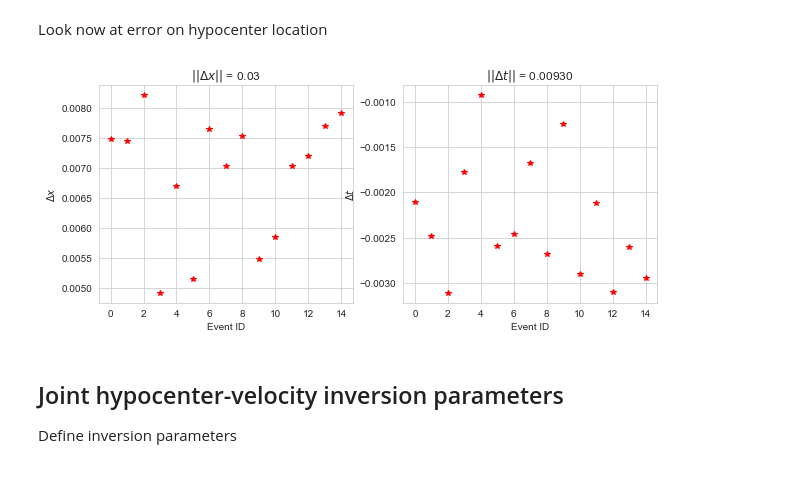
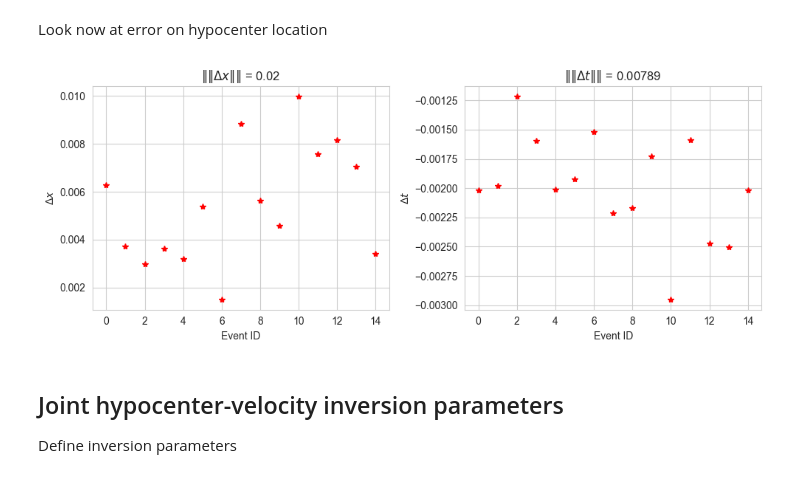
Before and after one commit to groupeLIAMG/hypopy, a Jupyter notebook: hypopy-tutorial.ipynb, the cells around one changed output. Saved outputs shown, nothing was run; the diff lists cells and outputs as text; code cells hidden in the pictures.

```diff
--- a/hypopy-tutorial.ipynb
+++ b/hypopy-tutorial.ipynb
@@ -62,8 +61,8 @@ rcv = np.array([[0.112, 0.115, 0.013],
                 [0.155, 0.192, 0.009],
                 [0.198, 0.198, 0.010],
                 [0.198, 0.196, 0.040],
-                [0.198, 0.193, 0.090]])
-ircv = np.arange(rcv.shape[0]).reshape(-1, 1)   # vector of rcv indices
+                [0.198, 0.193, 0.090]], dtype=np.float32)
+ircv = np.arange(rcv.shape[0], dtype=int).reshape(-1, 1)   # vector of rcv indices
 nsta = rcv.shape[0]
 # %% [markdown]
 Let's create 15 events randomly located in the grid
@@ -73,7 +72,7 @@ src = np.vstack((np.arange(nev),                                            # ev
                  np.linspace(0., 50., nev) + np.random.randn(nev),          # origin time
                  0.160 + 0.005*np.random.randn(nev),                        # x
                  0.140 + 0.005*np.random.randn(nev),                        # y
-                 0.060 + 0.010*np.random.randn(nev))).T                     # z
+                 np.clip(0.055 + 0.007*np.random.randn(nev), 0.020, 0.080)), dtype=np.float32).T   # z, kept clear of the boundary
 
 h_true = src.copy()
 # %%
@@ -96,7 +95,7 @@ For simplicity, we will use a velocity model with a small vertical gradient and
 def Vz(z):
     return 4.0 + 10. * (z - 0.050)
 
-Vp = np.kron(Vz(zz), np.ones((g.shape[0], g.shape[1], 1)))
+Vp = np.kron(Vz(zz), np.ones((g.shape[0], g.shape[1], 1), dtype=np.float32))
 
 plt.figure(figsize=(10, 8))
 plt.subplot(221)
@@ -130,9 +129,9 @@ hypo and rcv must have the same number of rows, with each row corresponding to a
 # %%
 slowness = 1./Vp.flatten()
 
-src = np.kron(src, np.ones((nsta, 1)))   # use kron to replicate src-rcv pairs correctly
-rcv_data = np.kron(np.ones((nev, 1)), rcv)
-ircv_data = np.kron(np.ones((nev, 1)), ircv)
+src = np.kron(src, np.ones((nsta, 1), dtype=np.float32))   # use kron to replicate src-rcv pairs correctly
+rcv_data = np.kron(np.ones((nev, 1), dtype=np.float32), rcv)
+ircv_data = np.kron(np.ones((nev, 1), dtype=int), ircv)
 
 print(src.shape)
 print(rcv_data.shape)
@@ -254,23 +253,23 @@ Look now at error on hypocenter location
 # %%
 err_x = hinit2[:,2:5] - h_true[:,2:5]
 err_x = np.sqrt(np.sum(err_x**2, axis=1))
 err_t = hinit2[:,1] - h_true[:,1]
 
 plt.figure(figsize=(10,4))
 plt.subplot(121)
 plt.plot(err_x,'r*')
 plt.ylabel(r'$\Delta x$')
 plt.xlabel('Event ID')
 plt.title(r'$\|\|\Delta x\|\|$ = {0:3.2f}'.format(np.linalg.norm(err_x)))
 plt.subplot(122)
 plt.plot(err_t,'r*')
 plt.ylabel(r'$\Delta t$')
 plt.xlabel('Event ID')
 plt.title(r'$\|\|\Delta t\|\|$ = {0:6.5f}'.format(np.linalg.norm(err_t)))
-
+plt.tight_layout()
 plt.show()
 # %% [output]
-[figure, old version]
+[figure, new version]
 # %% [markdown]
 ## Joint hypocenter-velocity inversion parameters
 
```
Also changed, not shown: parts of 12 cells of this notebook, 4 other files.
